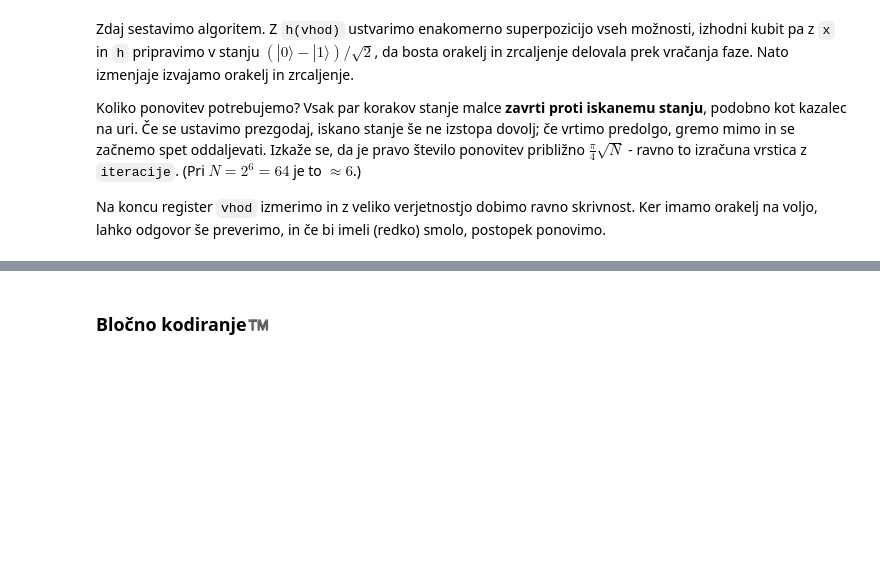
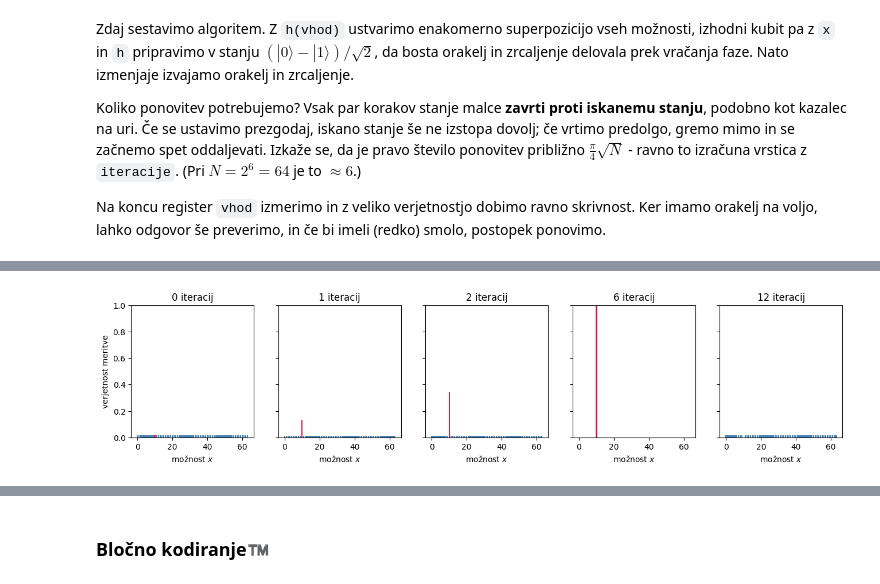
Before and after one commit to matijapretnar/fmf-qrisp, a Jupyter notebook: index.ipynb, the cells around one changed output, grey strips where cells are left out. Cells and saved outputs as stored; diff of their text form; code cells hidden in the pictures; blank space fills up the shorter version.

```diff
--- a/index.ipynb
+++ b/index.ipynb
@@ -434,0 +446,31 @@ skrivnost
+# %%
+import matplotlib.pyplot as plt
+from math import asin, sin, sqrt
+
+M = 2 ** N  # število vseh možnosti
+kot = asin(1 / sqrt(M))  # kot ϑ, za katerega je sin ϑ = 1/√M
+
+
+def porazdelitev(k):
+    """Verjetnosti meritve po k iteracijah, izračunane po formuli (brez simulacije)."""
+    p_skrivnost = sin((2 * k + 1) * kot) ** 2
+    p_ostalo = (1 - p_skrivnost) / (M - 1)
+    return [p_skrivnost if v == skrivnost else p_ostalo for v in range(M)]
+
+
+najvec = 2 * iteracije
+vse_porazdelitve = [porazdelitev(k) for k in range(najvec + 1)]
+
+# histogram pri nekaj značilnih številih iteracij (skrivnost je rdeča)
+koraki = sorted({0, 1, 2, iteracije, najvec})
+fig, osi = plt.subplots(1, len(koraki), figsize=(3.2 * len(koraki), 3), sharey=True)
+for ax, k in zip(osi, koraki):
+    barve = ["crimson" if v == skrivnost else "steelblue" for v in range(M)]
+    ax.bar(range(M), vse_porazdelitve[k], color=barve)
+    ax.set_title(f"{k} iteracij")
+    ax.set_xlabel("možnost $x$")
+    ax.set_ylim(0, 1)
+osi[0].set_ylabel("verjetnost meritve")
+plt.show()
+# %% [output]
+[figure, added]
```
Also changed, not shown: parts of 7 cells of this notebook, 1 other file.
